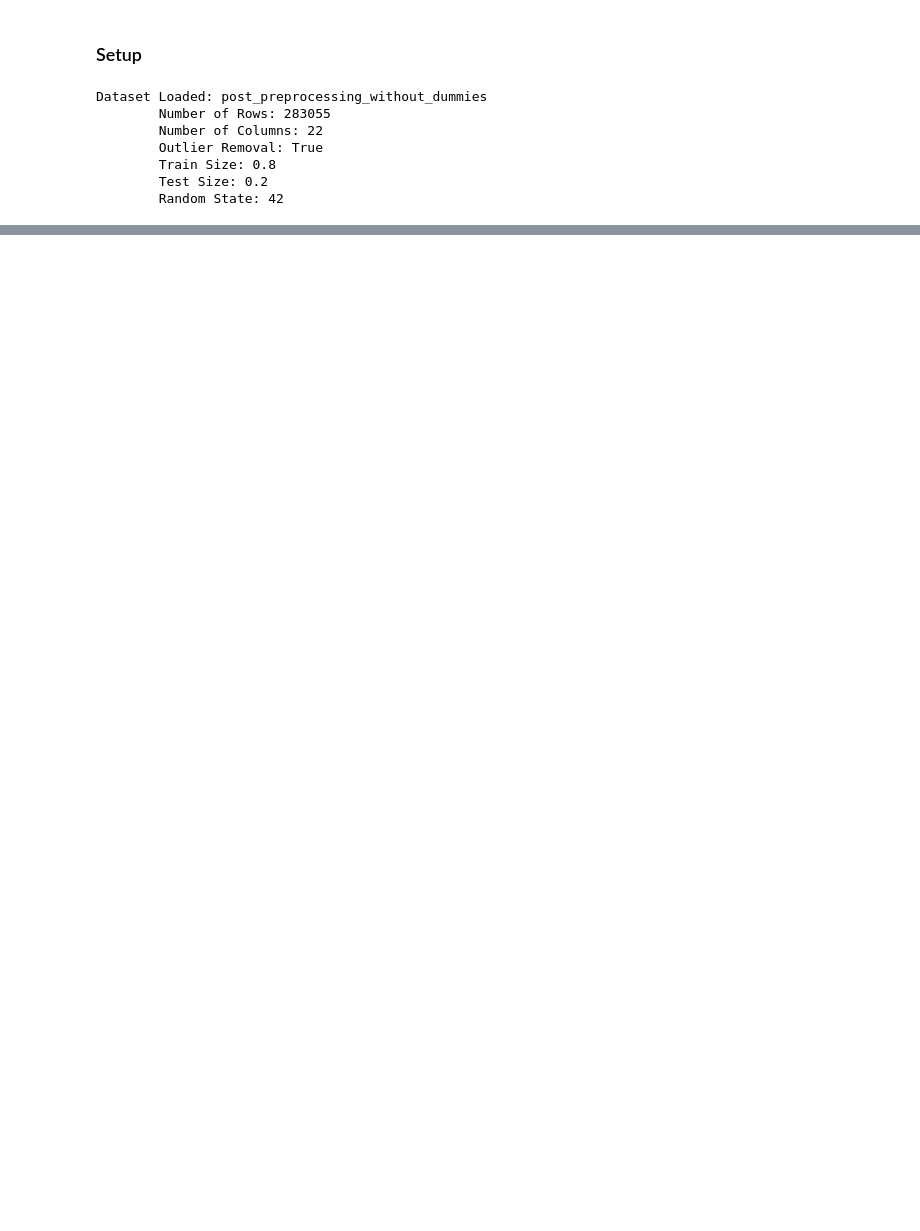
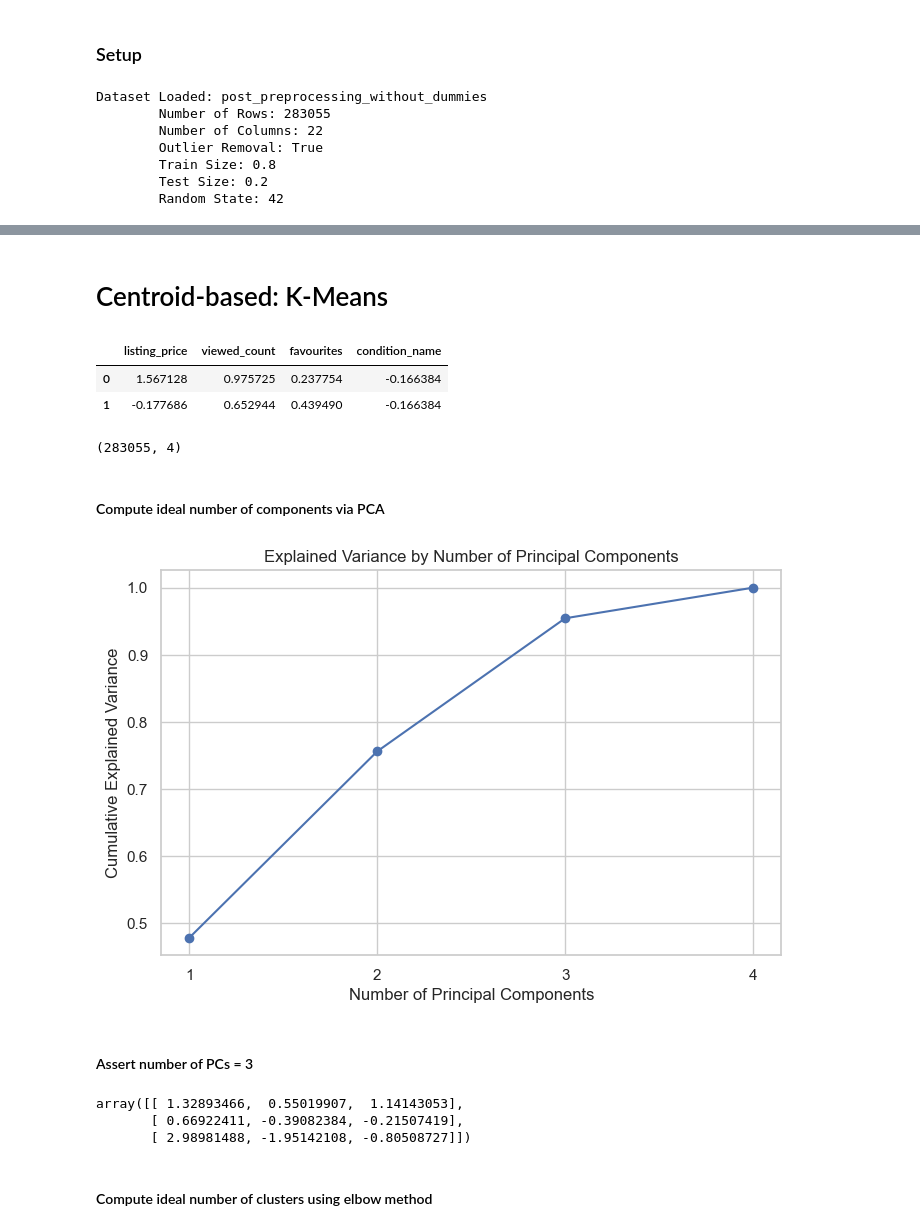
Before and after one commit to RasKrebs/pricing_wizards, a Jupyter notebook: notebooks/clustering.ipynb, the cells around one changed output, grey strips where cells are left out. Drawn from its saved outputs; the diff is of its cells as text; code cells hidden in the pictures; blank space fills up the shorter version.

```diff
--- a/notebooks/clustering.ipynb
+++ b/notebooks/clustering.ipynb
@@ -49,3 +51,6 @@ from sklearn.preprocessing import StandardScaler
+# %%
+sns.set_theme()
+sns.set_style("whitegrid")
 # %%
 # Data loading
 data = PricingWizardDataset(
@@ -90,0 +118,3 @@ cluster_data_norm.loc[:, num_col] = StandardScaler().fit_transform(cluster_data[
+# %%
+df = data.df
+baseline_df = clustering_baseline_pipeline(df)
@@ -90,0 +184,35 @@ cluster_data_norm.loc[:, num_col] = StandardScaler().fit_transform(cluster_data[
+# %% [markdown]
+# Centroid-based: K-Means
+# %%
+baseline_df.head(2)
+# %% [output]
+|  | listing_price | viewed_count | favourites | condition_name |
+| 0 | 1.567128 | 0.975725 | 0.237754 | -0.166384 |
+| 1 | -0.177686 | 0.652944 | 0.439490 | -0.166384 |
+# %%
+baseline_df.shape
+# %% [output]
+(283055, 4)
+# %% [markdown]
+#### Compute ideal number of components via PCA
+# %%
+# Apply PCA
+pca = PCA(n_components=None)
+pca.fit(baseline_df)
+
+# Explained variance
+explained_variance = pca.explained_variance_ratio_
+
+# Plot
+plt.figure(figsize=(8, 5))
+plt.plot(range(1, len(explained_variance) + 1), np.cumsum(explained_variance), marker='o')
+plt.title('Explained Variance by Number of Principal Components')
+plt.xlabel('Number of Principal Components')
+plt.ylabel('Cumulative Explained Variance')
+plt.xticks(range(1, len(explained_variance) + 1))
+plt.grid(True)
+plt.show()
+# %% [output]
+[figure, added]
+# %% [markdown]
+#### Assert number of PCs = 3
@@ -90,0 +222,8 @@ cluster_data_norm.loc[:, num_col] = StandardScaler().fit_transform(cluster_data[
+# %%
+baseline_pca[:3]
+# %% [output]
+array([[ 1.32893466,  0.55019907,  1.14143053],
+       [ 0.66922411, -0.39082384, -0.21507419],
+       [ 2.98981488, -1.95142108, -0.80508727]])
+# %% [markdown]
+#### Compute ideal number of clusters using elbow method
```
Also changed, not shown: parts of 70 cells of this notebook, 1 other file.
